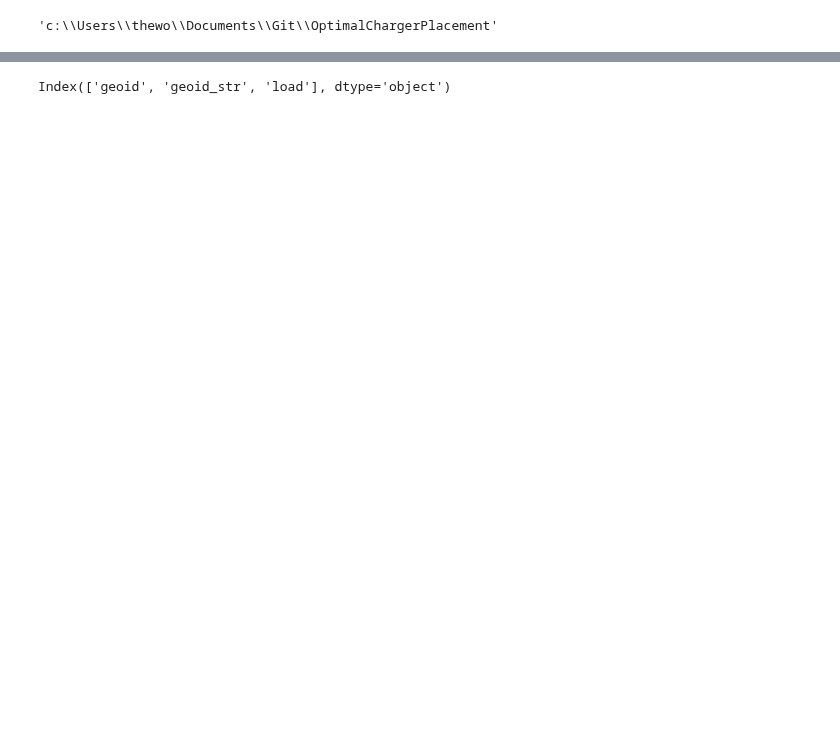
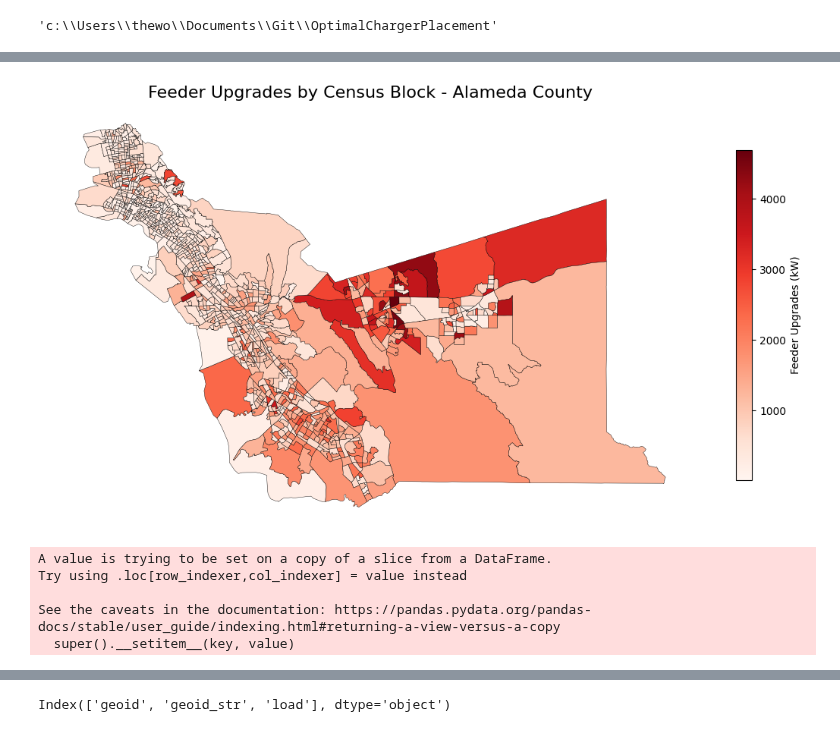
Before and after one commit to lazlop/OptimalChargerPlacement, a Jupyter notebook: Proj_263H.ipynb, the cells around one changed output, grey strips where cells are left out. Saved outputs shown, nothing was run; the diff lists cells and outputs as text; code cells hidden in the pictures; blank space fills up the shorter version.

```diff
--- a/Proj_263H.ipynb
+++ b/Proj_263H.ipynb
@@ -20,0 +42,20 @@ maxes = cap_max['IC_min_kW'].to_numpy()
+# %%
+DATA_DIR = Path.cwd() / "data"
+
+def import_census_block_gdf_for_charging(base_path=DATA_DIR):
+    relative_folder_path = "Geography_Files"
+    filename = "location_str_to_geoid_mapping.shp"
+    file_path = os.path.join(base_path, relative_folder_path, filename)
+    gdf = gpd.read_file(file_path)
+    return gdf
+
+def get_census_block_gdf_almada_charging():
+    """
+    Get census block geodataframe for Alameda county
+    """
+    df = import_census_block_gdf_for_charging()
+    df = df[df["GEOID_STR"].str.contains("Alameda")]
+    return df
+
+alamedaCensusGdf = get_census_block_gdf_almada_charging()
+alamedaCensusGdf['GEOID'] = alamedaCensusGdf['GEOID'].astype('int64')
@@ -20,0 +85,2 @@ maxes = cap_max['IC_min_kW'].to_numpy()
+# %%
+good = alamedaCensusGdf[alamedaCensusGdf['GEOID'].isin(growth['geoid'])]
@@ -83,0 +203,24 @@ np.float64(30317.759928624422)
+# %%
+fig, ax = plt.subplots(figsize=(11, 9))
+
+good.plot(
+    ax=ax,
+    column='upgrades',
+    # cmap='YlOrRd',
+    cmap='Reds',
+    legend=True,
+    edgecolor='black',
+    linewidth=0.3,
+    legend_kwds={
+        'label': 'Feeder Upgrades (kW)',
+        'orientation': 'vertical',
+        'shrink': 0.5
+    }
+)
+
+plt.title('Feeder Upgrades by Census Block - Alameda County', fontsize=16)
+plt.axis('off')
+plt.tight_layout()
+plt.show()
+# %% [output]
+[figure, added]
@@ -83,0 +233,8 @@ np.float64(30317.759928624422)
+# %%
+good['movement'] = movement
+# %% [output]
+A value is trying to be set on a copy of a slice from a DataFrame.
+Try using .loc[row_indexer,col_indexer] = value instead
+
+See the caveats in the documentation: https://pandas.pydata.org/pandas-docs/stable/user_guide/indexing.html#returning-a-view-versus-a-copy
+  super().__setitem__(key, value)
```
Also changed, not shown: parts of 43 cells of this notebook.
